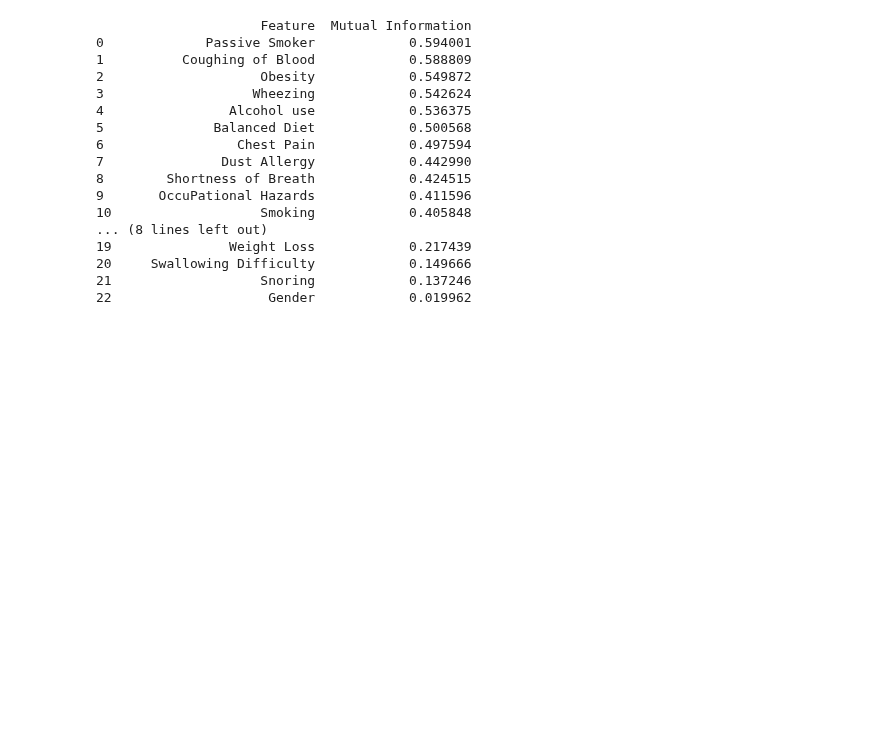
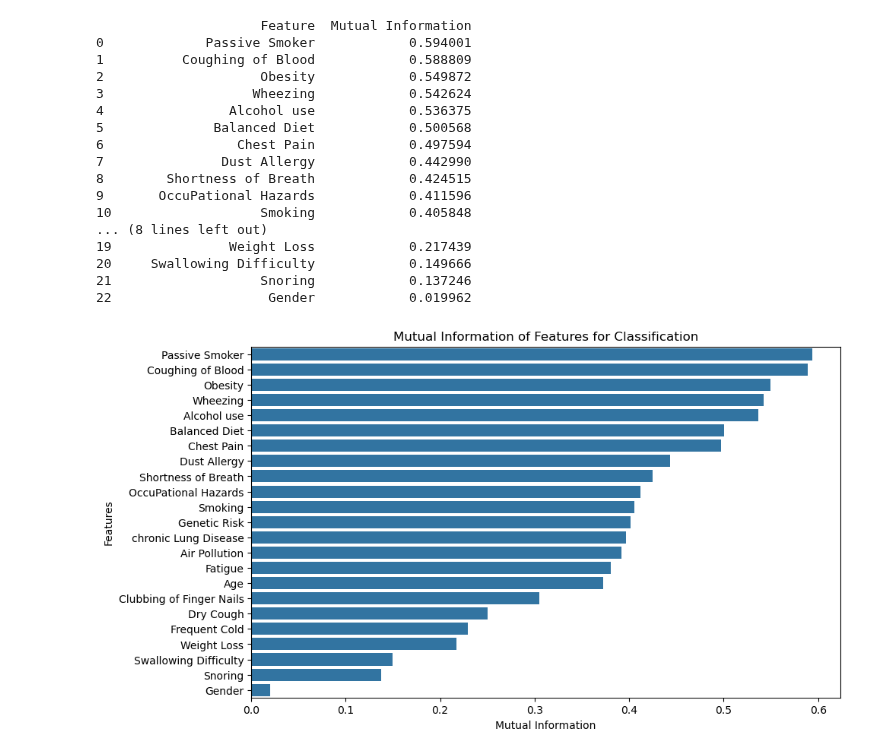
Before and after one commit to kxrrym03/Lung-Cancer-Analysis, a Jupyter notebook: Lung Cancer Analysis.ipynb, the cells around one changed output. Saved outputs shown, nothing was run; the diff lists cells and outputs as text; code cells hidden in the pictures; blank space fills up the shorter version.

```diff
--- a/Lung Cancer Analysis.ipynb
+++ b/Lung Cancer Analysis.ipynb
@@ -189,3 +189,12 @@ print(mi_df)
 20     Swallowing Difficulty            0.149666
 21                   Snoring            0.137246
 22                    Gender            0.019962
+# %%
+plt.figure(figsize=(10,6))
+sns.barplot(x='Mutual Information',y='Feature', data=mi_df)
+plt.title('Mutual Information of Features for Classification')
+plt.xlabel('Mutual Information')
+plt.ylabel('Features')
+plt.show()
+# %% [output]
+[figure, added]
```
